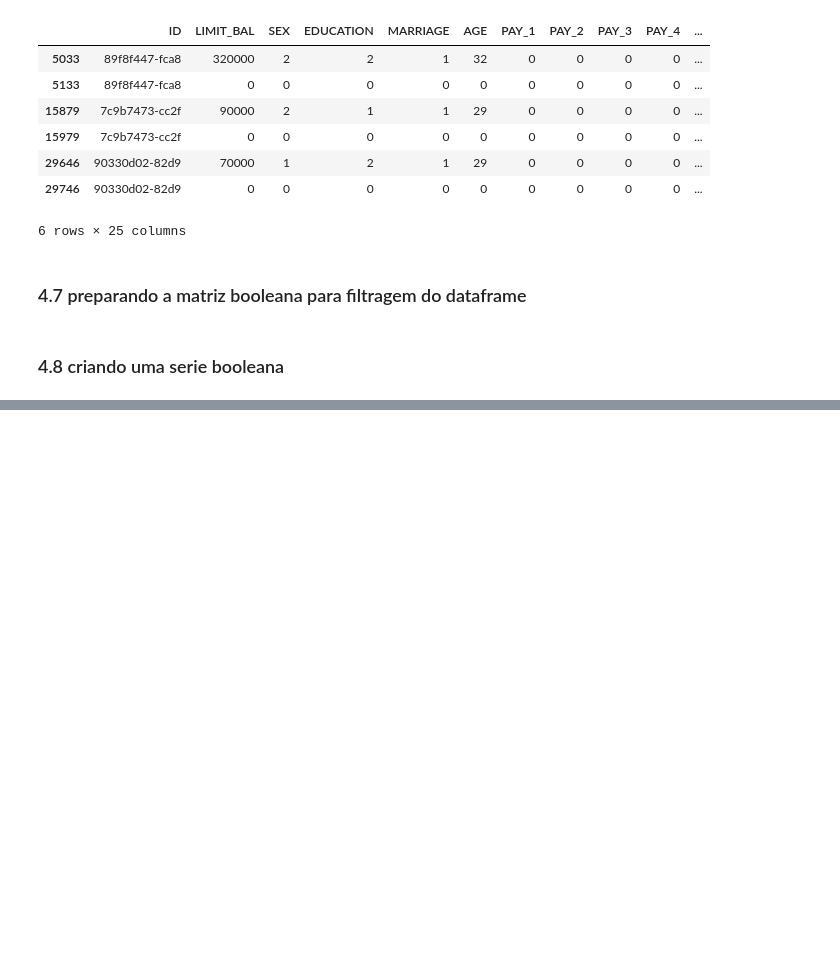
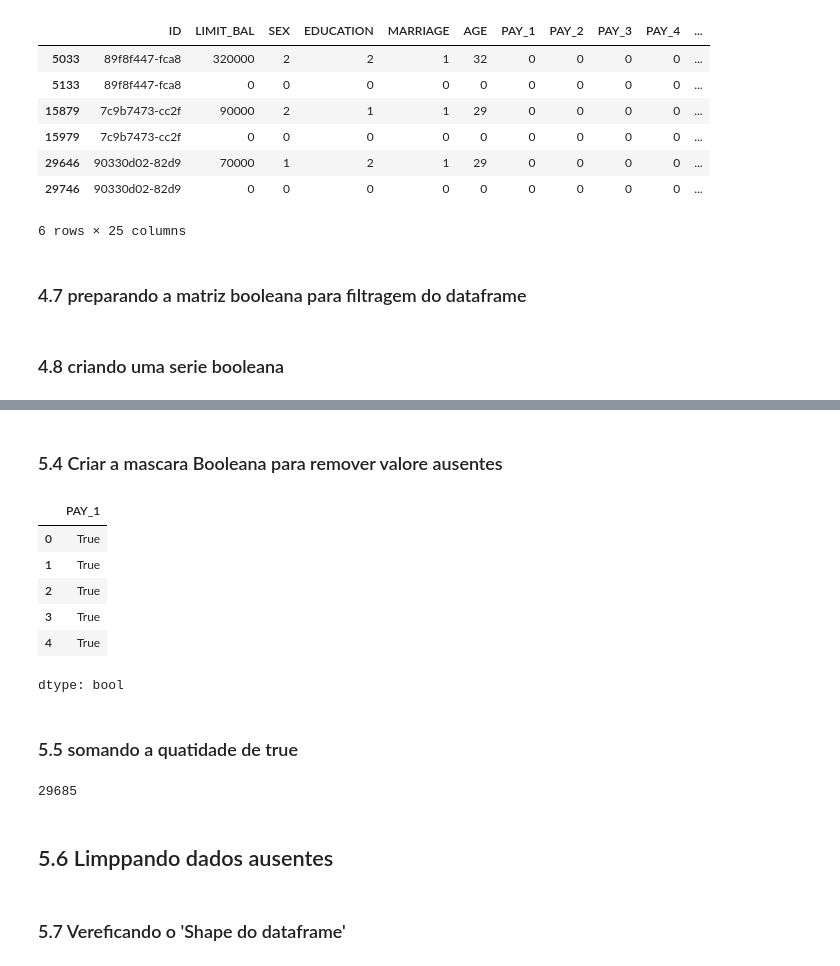
Before and after one commit to Geovani-Cp/curso-git, a Jupyter notebook: PrimeiroProjetoAnaliseDeDados.ipynb, the cells around one changed output, grey strips where cells are left out. Cells and saved outputs as stored; diff of their text form; code cells hidden in the pictures; blank space fills up the shorter version.

```diff
--- a/PrimeiroProjetoAnaliseDeDados.ipynb
+++ b/PrimeiroProjetoAnaliseDeDados.ipynb
@@ -190,0 +271,21 @@ Length: 30000, dtype: bool
+# %% [markdown]
+### 5.4 Criar a mascara Booleana para remover valore ausentes
+# %%
+valid_pay_1_mask = df_clean_1['PAY_1'] != 'Not availale'
+valid_pay_1_mask[0:5]
+# %% [output]
+|  | PAY_1 |
+| 0 | True |
+| 1 | True |
+| 2 | True |
+| 3 | True |
+| 4 | True |
+dtype: bool
+# %% [markdown]
+### 5.5 somando a quatidade de true
+# %%
+sum(valid_pay_1_mask)
+# %% [output]
+29685
+# %% [markdown]
+## 5.6 Limppando dados ausentes
@@ -190,0 +294,2 @@ Length: 30000, dtype: bool
+# %% [markdown]
+### 5.7 Vereficando o 'Shape do dataframe'
```
Also changed, not shown: parts of 20 cells of this notebook.
